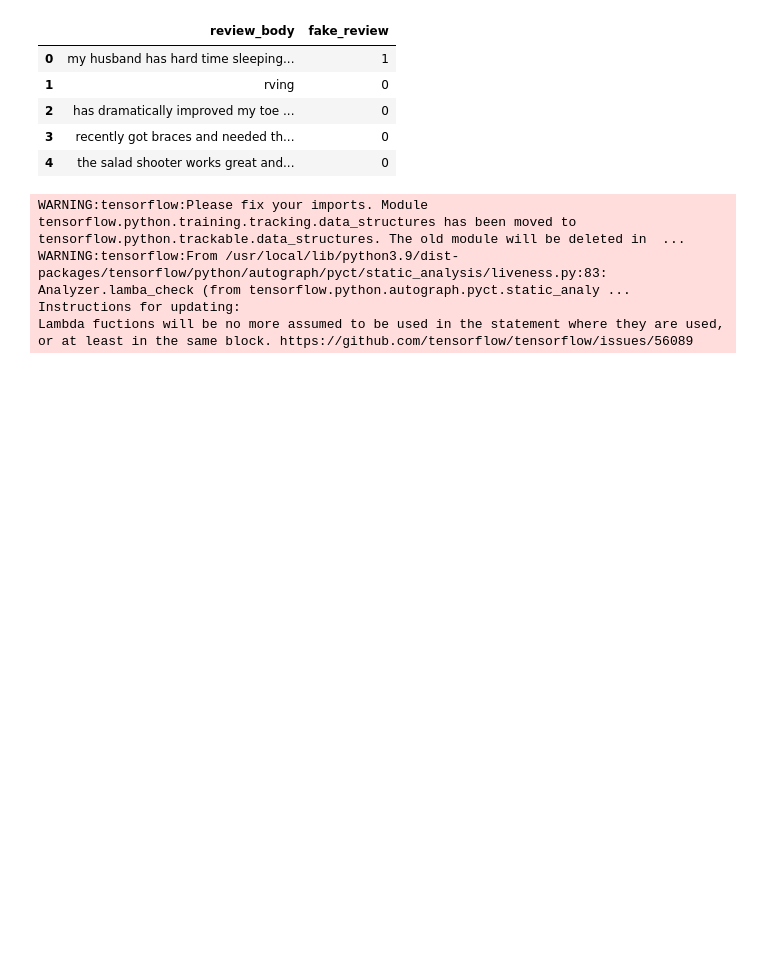
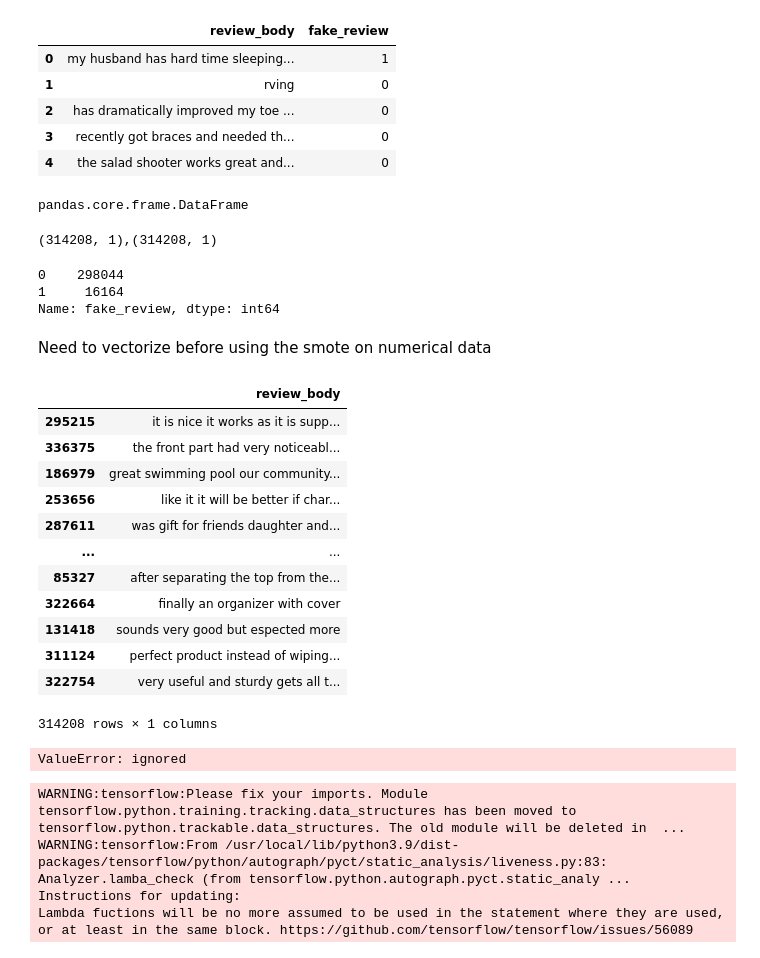
Before and after one commit to AvinivA/DSL-project, a Jupyter notebook: DSL_project.ipynb, the cells around one changed output. Cells and saved outputs as stored; diff of their text form; code cells hidden in the pictures; blank space fills up the shorter version.

```diff
--- a/DSL_project.ipynb
+++ b/DSL_project.ipynb
@@ -106,2 +94,6 @@ train_shortened_df.head()
 x_train, x_testval, y_train, y_testval = train_test_split(train_shortened_df[['review_body']], train_shortened_df[['fake_review']] , test_size = 0.20)
 x_test, x_val, y_test, y_val = train_test_split(x_testval[['review_body']], y_testval[['fake_review']] , test_size = 0.50)
+# %%
+type(y_train)
+# %% [output]
+pandas.core.frame.DataFrame
@@ -107,0 +102,26 @@ x_test, x_val, y_test, y_val = train_test_split(x_testval[['review_body']], y_te
+# %%
+print(f'{x_train.shape},{y_train.shape}')
+(y_train['fake_review']).value_counts()
+# %% [output]
+(314208, 1),(314208, 1)
+0    298044
+1     16164
+Name: fake_review, dtype: int64
+# %% [markdown]
+Need to vectorize before using the smote on numerical data
+# %%
+x_train
+# %% [output]
+|  | review_body |
+| 295215 | it is nice it works as it is supp... |
+| 336375 | the front part had very noticeabl... |
+| 186979 | great swimming pool our community... |
+| 253656 | like it it will be better if char... |
+| 287611 | was gift for friends daughter and... |
+| ... | ... |
+| 85327 | after separating the top from the... |
+| 322664 | finally an organizer with cover |
+| 131418 | sounds very good but espected more |
+| 311124 | perfect product instead of wiping... |
+| 322754 | very useful and sturdy gets all t... |
+314208 rows × 1 columns
@@ -107,0 +139,5 @@ x_test, x_val, y_test, y_val = train_test_split(x_testval[['review_body']], y_te
+# %%
+smt = SMOTE()
+x_train_sm, y_train_sm = smt.fit_resample(x_train,y_train)
+# %% [output]
+ValueError: ignored
```
Also changed, not shown: parts of 8 cells of this notebook.
